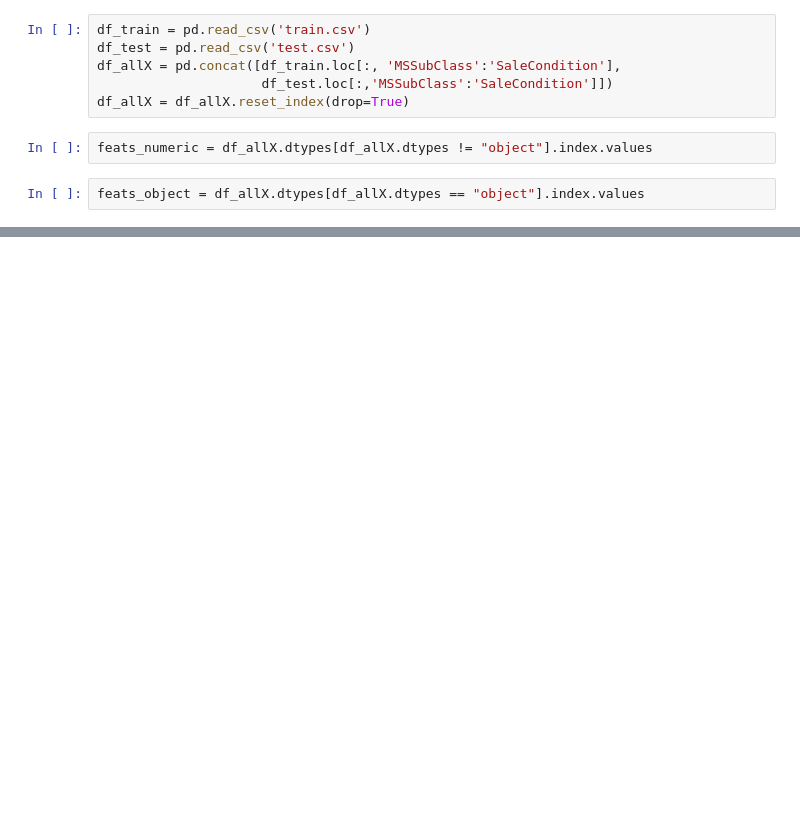
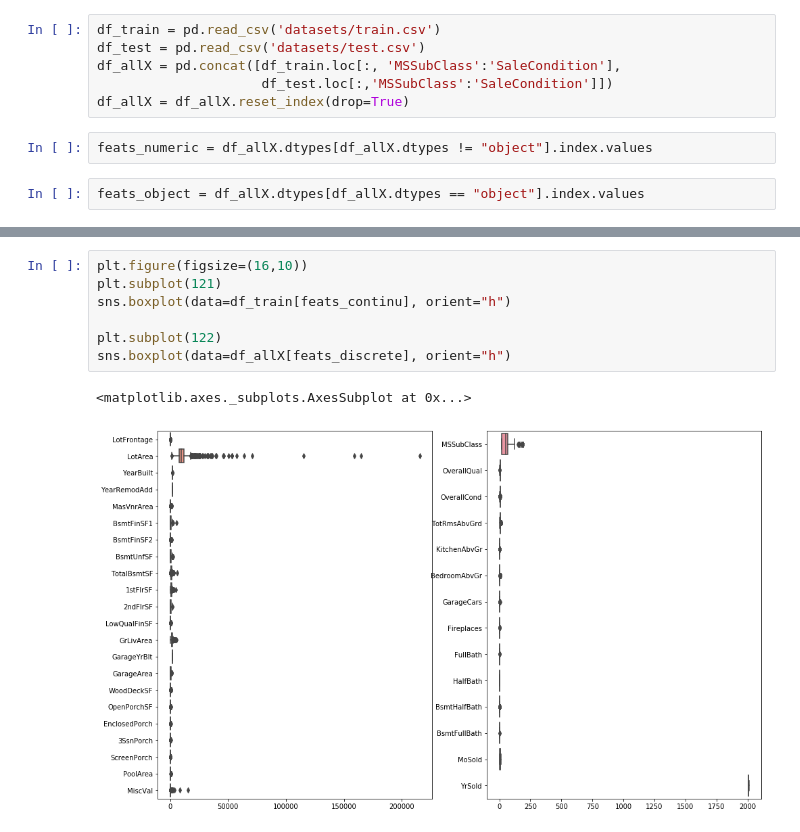
Before and after one commit to DonaldRR/housePricePred, a Jupyter notebook: Untitled.ipynb, the cells around one changed output, grey strips where cells are left out. Saved outputs shown, nothing was run; the diff lists cells and outputs as text; blank space fills up the shorter version.

```diff
--- a/Untitled.ipynb
+++ b/Untitled.ipynb
@@ -8,8 +8,8 @@ from matplotlib import pyplot as plt
 import seaborn as sns
 import sys
 # %%
-df_train = pd.read_csv('train.csv')
-df_test = pd.read_csv('test.csv')
+df_train = pd.read_csv('datasets/train.csv')
+df_test = pd.read_csv('datasets/test.csv')
 df_allX = pd.concat([df_train.loc[:, 'MSSubClass':'SaleCondition'],
                      df_test.loc[:,'MSSubClass':'SaleCondition']])
 df_allX = df_allX.reset_index(drop=True)
@@ -26,0 +71,10 @@ feats_continu = feats_numeric.copy()
+# %%
+plt.figure(figsize=(16,10))
+plt.subplot(121)
+sns.boxplot(data=df_train[feats_continu], orient="h")
+
+plt.subplot(122)
+sns.boxplot(data=df_allX[feats_discrete], orient="h")
+# %% [output]
+<matplotlib.axes._subplots.AxesSubplot at 0x...>
+[figure, added]
```
Also changed, not shown: parts of 37 cells of this notebook, 3 other files.
